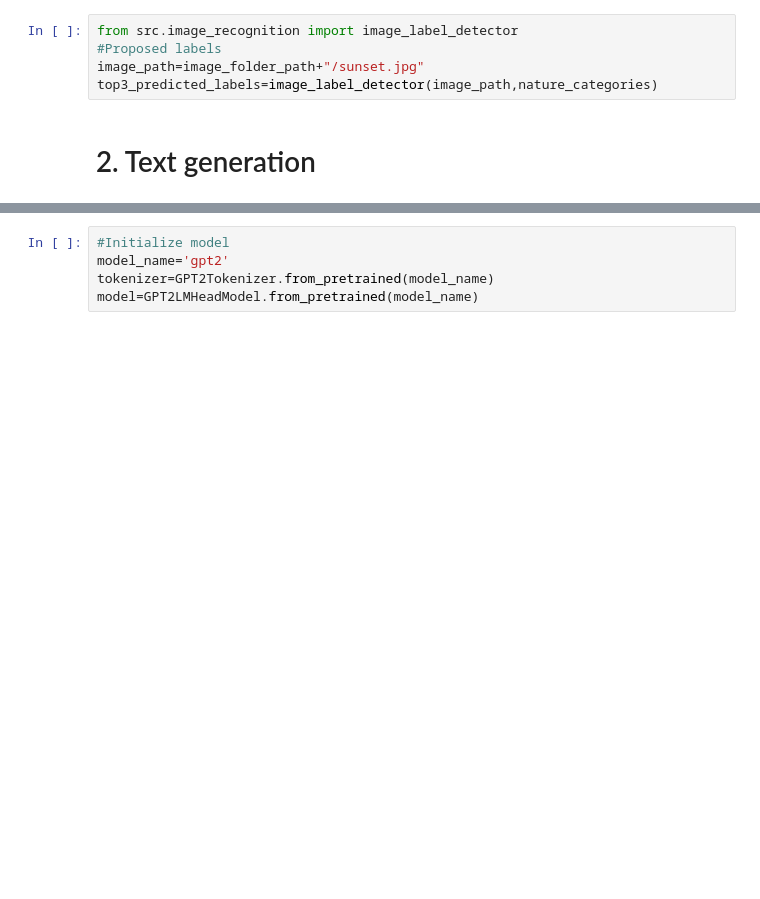
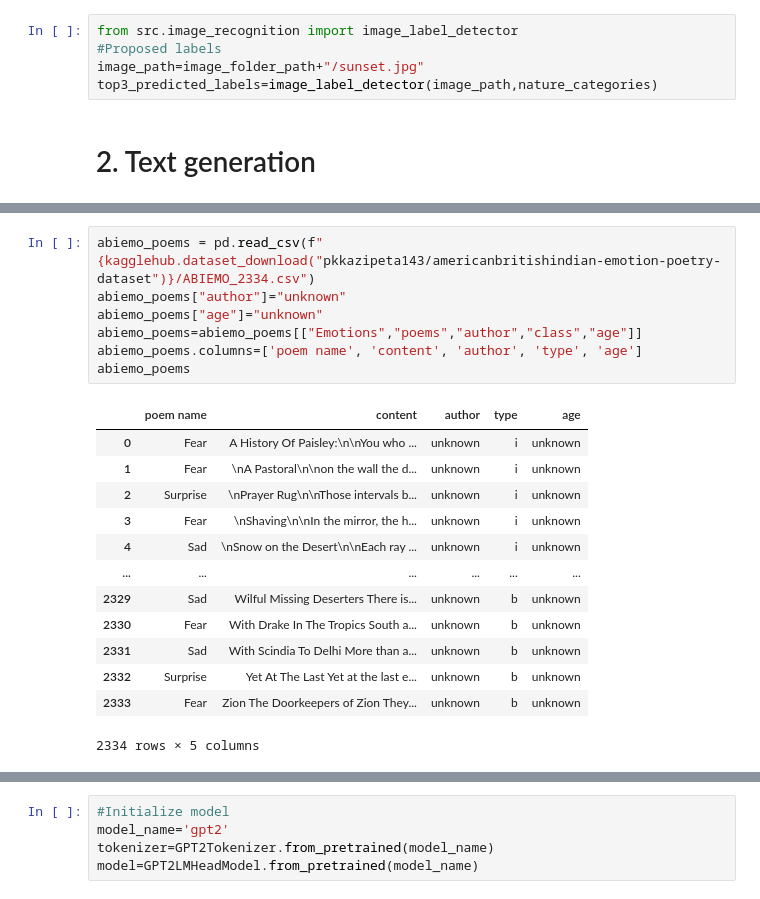
Before and after one commit to lzabar/Phoetry, a Jupyter notebook: notebooks/phoetry.ipynb, the cells around one changed output, grey strips where cells are left out. Cells and saved outputs as stored; diff of their text form; blank space fills up the shorter version.

```diff
--- a/notebooks/phoetry.ipynb
+++ b/notebooks/phoetry.ipynb
@@ -116,0 +151,21 @@ poems = load_dataset("shahules786/PoetryFoundationData")
+# %%
+abiemo_poems = pd.read_csv(f"{kagglehub.dataset_download("pkkazipeta143/americanbritishindian-emotion-poetry-dataset")}/ABIEMO_2334.csv")
+abiemo_poems["author"]="unknown"
+abiemo_poems["age"]="unknown"
+abiemo_poems=abiemo_poems[["Emotions","poems","author","class","age"]]
+abiemo_poems.columns=['poem name', 'content', 'author', 'type', 'age']
+abiemo_poems
+# %% [output]
+|  | poem name | content | author | type | age |
+| 0 | Fear | A History Of Paisley:\n\nYou who ... | unknown | i | unknown |
+| 1 | Fear | \nA Pastoral\n\non the wall the d... | unknown | i | unknown |
+| 2 | Surprise | \nPrayer Rug\n\nThose intervals b... | unknown | i | unknown |
+| 3 | Fear | \nShaving\n\nIn the mirror, the h... | unknown | i | unknown |
+| 4 | Sad | \nSnow on the Desert\n\nEach ray ... | unknown | i | unknown |
+| ... | ... | ... | ... | ... | ... |
+| 2329 | Sad | Wilful Missing Deserters There is... | unknown | b | unknown |
+| 2330 | Fear | With Drake In The Tropics South a... | unknown | b | unknown |
+| 2331 | Sad | With Scindia To Delhi More than a... | unknown | b | unknown |
+| 2332 | Surprise | Yet At The Last Yet at the last e... | unknown | b | unknown |
+| 2333 | Fear | Zion The Doorkeepers of Zion They... | unknown | b | unknown |
+2334 rows × 5 columns
```
Also changed, not shown: parts of 5 cells of this notebook, 5 other files.
